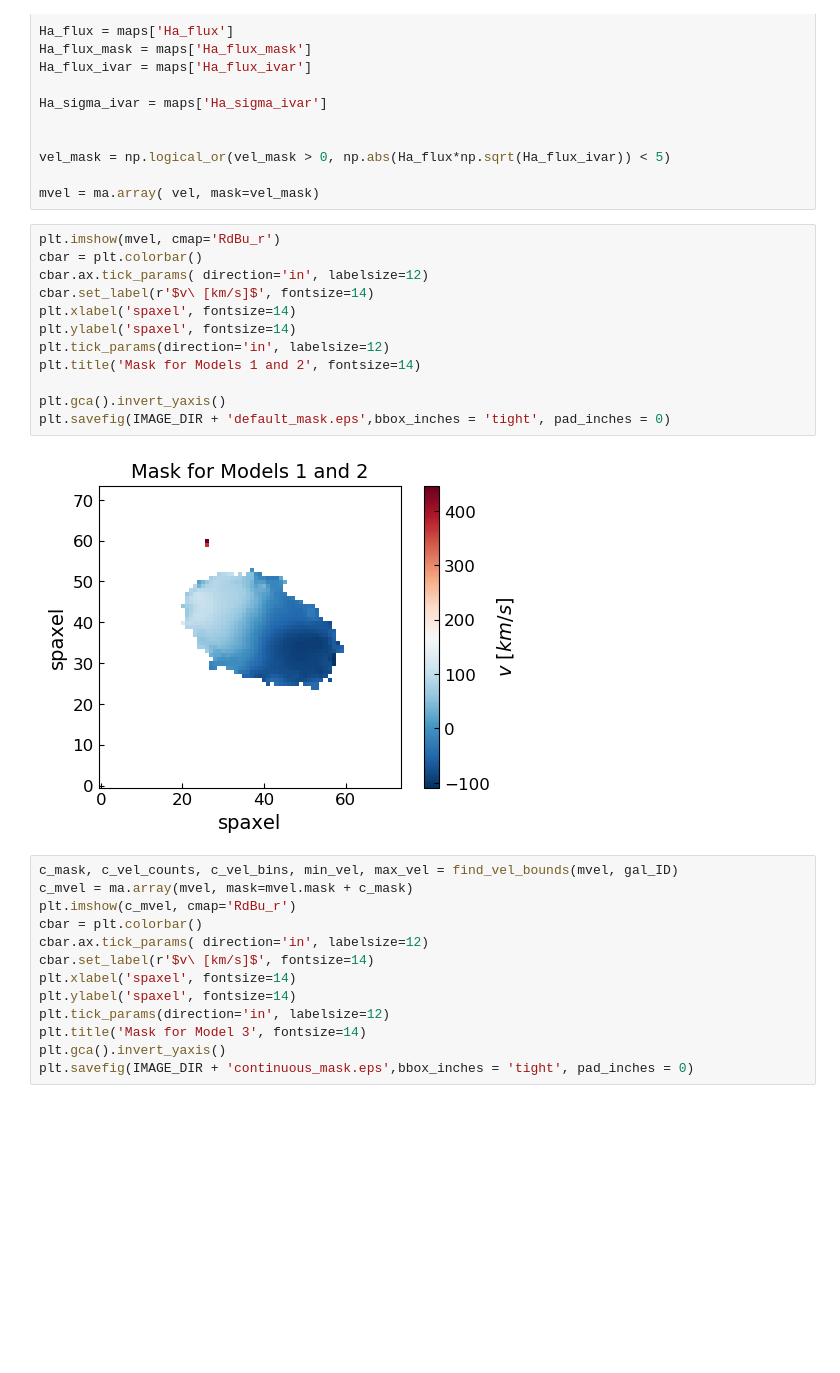
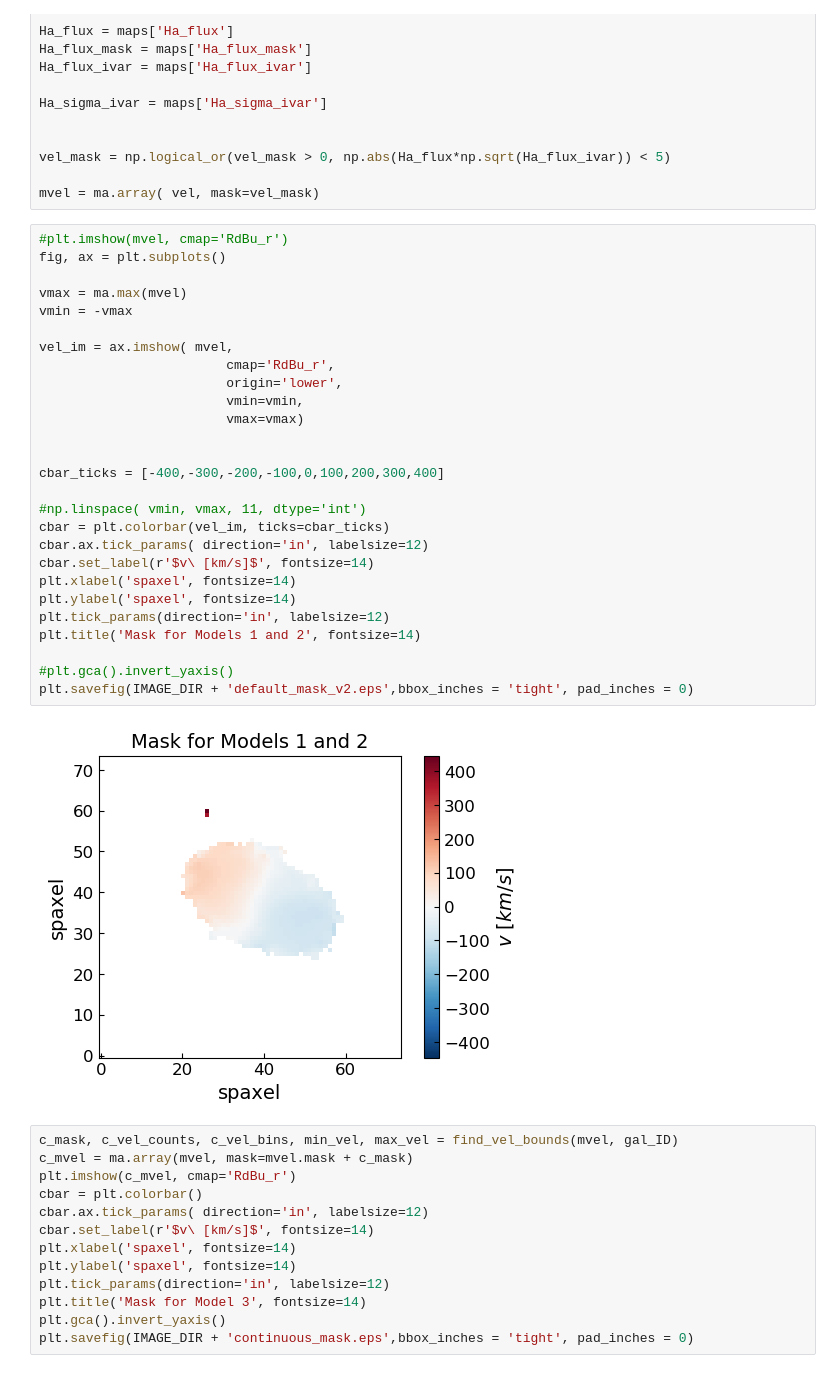
Before and after one commit to kadglass/RotationCurves, a Jupyter notebook: notebooks/mask_hist.ipynb, the cells around one changed output. Drawn from its saved outputs; the diff is of its cells as text; blank space fills up the shorter version.

Commit message:
updated mask plot for Ravi23 paper

```diff
--- a/notebooks/mask_hist.ipynb
+++ b/notebooks/mask_hist.ipynb
@@ -221,19 +221,34 @@ vel_mask = np.logical_or(vel_mask > 0, np.abs(Ha_flux*np.sqrt(Ha_flux_ivar)) < 5
 
 mvel = ma.array( vel, mask=vel_mask)
 # %%
-plt.imshow(mvel, cmap='RdBu_r')
-cbar = plt.colorbar()
+#plt.imshow(mvel, cmap='RdBu_r')
+fig, ax = plt.subplots()
+
+vmax = ma.max(mvel)
+vmin = -vmax
+
+vel_im = ax.imshow( mvel,
+                        cmap='RdBu_r',
+                        origin='lower',
+                        vmin=vmin,
+                        vmax=vmax)
+
+
+cbar_ticks = [-400,-300,-200,-100,0,100,200,300,400]
+
+#np.linspace( vmin, vmax, 11, dtype='int')
+cbar = plt.colorbar(vel_im, ticks=cbar_ticks)
 cbar.ax.tick_params( direction='in', labelsize=12)
 cbar.set_label(r'$v\ [km/s]$', fontsize=14)
 plt.xlabel('spaxel', fontsize=14)
 plt.ylabel('spaxel', fontsize=14)
 plt.tick_params(direction='in', labelsize=12)
 plt.title('Mask for Models 1 and 2', fontsize=14)
 
-plt.gca().invert_yaxis()
-plt.savefig(IMAGE_DIR + 'default_mask.eps',bbox_inches = 'tight', pad_inches = 0)
+#plt.gca().invert_yaxis()
+plt.savefig(IMAGE_DIR + 'default_mask_v2.eps',bbox_inches = 'tight', pad_inches = 0)
 # %% [output]
-[figure, old version]
+[figure, new version]
 # %%
 c_mask, c_vel_counts, c_vel_bins, min_vel, max_vel = find_vel_bounds(mvel, gal_ID)
 c_mvel = ma.array(mvel, mask=mvel.mask + c_mask)
```
Also changed, not shown: parts of 1 cell of this notebook.
